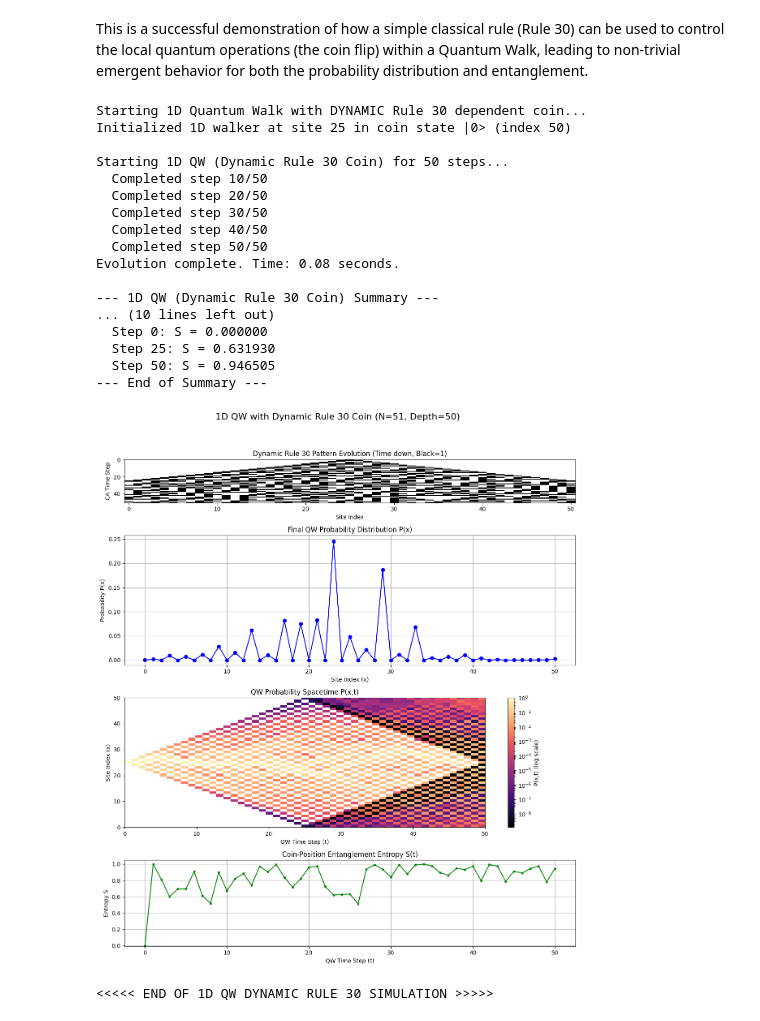
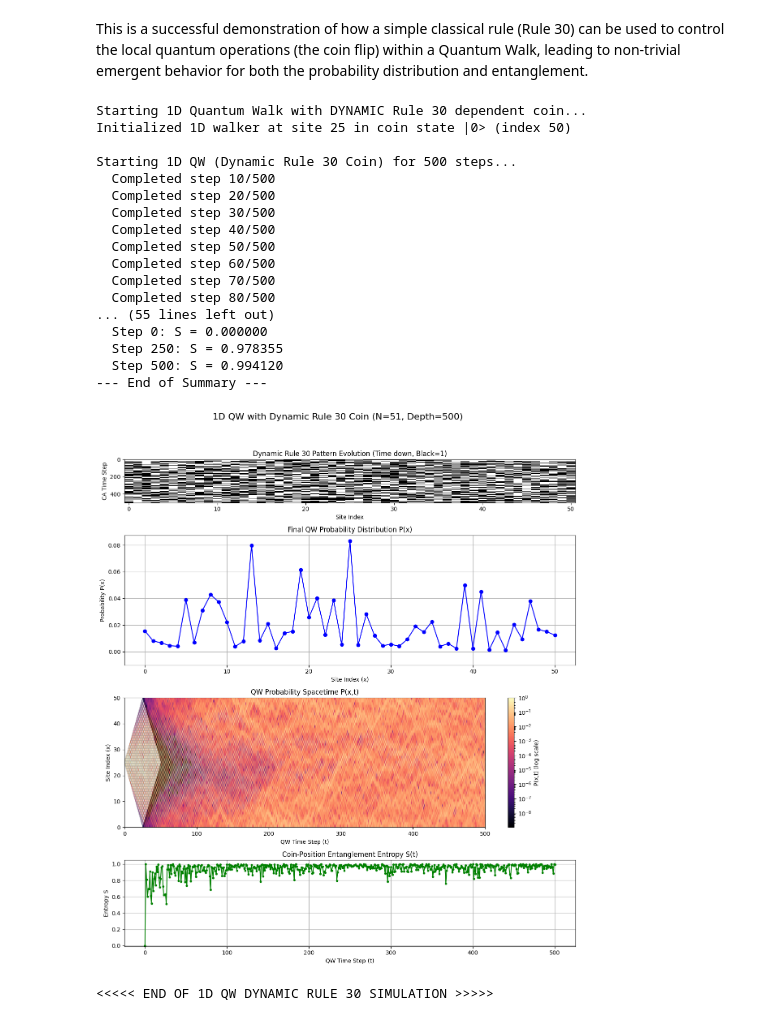
Before and after one commit to peterbabulik/QuantumWalker, a Jupyter notebook: QuantumRule30.ipynb, the cells around one changed output. Drawn from its saved outputs; the diff is of its cells as text; code cells hidden in the pictures.

Commit message:
Rule 30

```diff
--- a/QuantumRule30.ipynb
+++ b/QuantumRule30.ipynb
@@ -325,7 +325,7 @@ import time
 
 # --- Parameters ---
 N_SITES_1D = 51
-DEPTH_1D = 50
+DEPTH_1D = 500
 INITIAL_POS_1D = N_SITES_1D // 2
 INITIAL_COIN_1D = 0
 INITIAL_R30_CENTER_ONE = True # Start Rule 30 CA with a single '1' at the center
@@ -575,44 +575,44 @@ def generate_1d_qw_text_output_dynamic_r30(results):
     output_lines.append("--- End of Summary ---")
     return "\n".join(output_lines)
 
 
 # --- Main Execution (1D QW) ---
 if __name__ == "__main__":
     print("Starting 1D Quantum Walk with DYNAMIC Rule 30 dependent coin...")
 
     results_1d_dynamic_r30 = run_1d_qw_dynamic_r30(
         n_sites_1d=N_SITES_1D,
         depth=DEPTH_1D,
         initial_pos=INITIAL_POS_1D,
         initial_coin_val=INITIAL_COIN_1D,
         initial_r30_center_one=INITIAL_R30_CENTER_ONE,
         coin0_op=COIN_OP_R30_ZERO,
         coin1_op=COIN_OP_R30_ONE
     )
 
     text_summary = generate_1d_qw_text_output_dynamic_r30(results_1d_dynamic_r30)
     print(text_summary)
 
     plot_1d_qw_results_dynamic_r30(results_1d_dynamic_r30)
 
     print("\n<<<<< END OF 1D QW DYNAMIC RULE 30 SIMULATION >>>>>")
 # %% [output]
 Starting 1D Quantum Walk with DYNAMIC Rule 30 dependent coin...
 Initialized 1D walker at site 25 in coin state |0> (index 50)
 
-Starting 1D QW (Dynamic Rule 30 Coin) for 50 steps...
-  Completed step 10/50
-  Completed step 20/50
-  Completed step 30/50
-  Completed step 40/50
-  Completed step 50/50
-Evolution complete. Time: 0.08 seconds.
-
---- 1D QW (Dynamic Rule 30 Coin) Summary ---
-... (10 lines left out)
+Starting 1D QW (Dynamic Rule 30 Coin) for 500 steps...
+  Completed step 10/500
+  Completed step 20/500
+  Completed step 30/500
+  Completed step 40/500
+  Completed step 50/500
+  Completed step 60/500
+  Completed step 70/500
+  Completed step 80/500
+... (55 lines left out)
   Step 0: S = 0.000000
-  Step 25: S = 0.631930
-  Step 50: S = 0.946505
+  Step 250: S = 0.978355
+  Step 500: S = 0.994120
 --- End of Summary ---
-[figure, old version]
+[figure, new version]
 <<<<< END OF 1D QW DYNAMIC RULE 30 SIMULATION >>>>>
```
Also changed, not shown: parts of 1 cell of this notebook.
